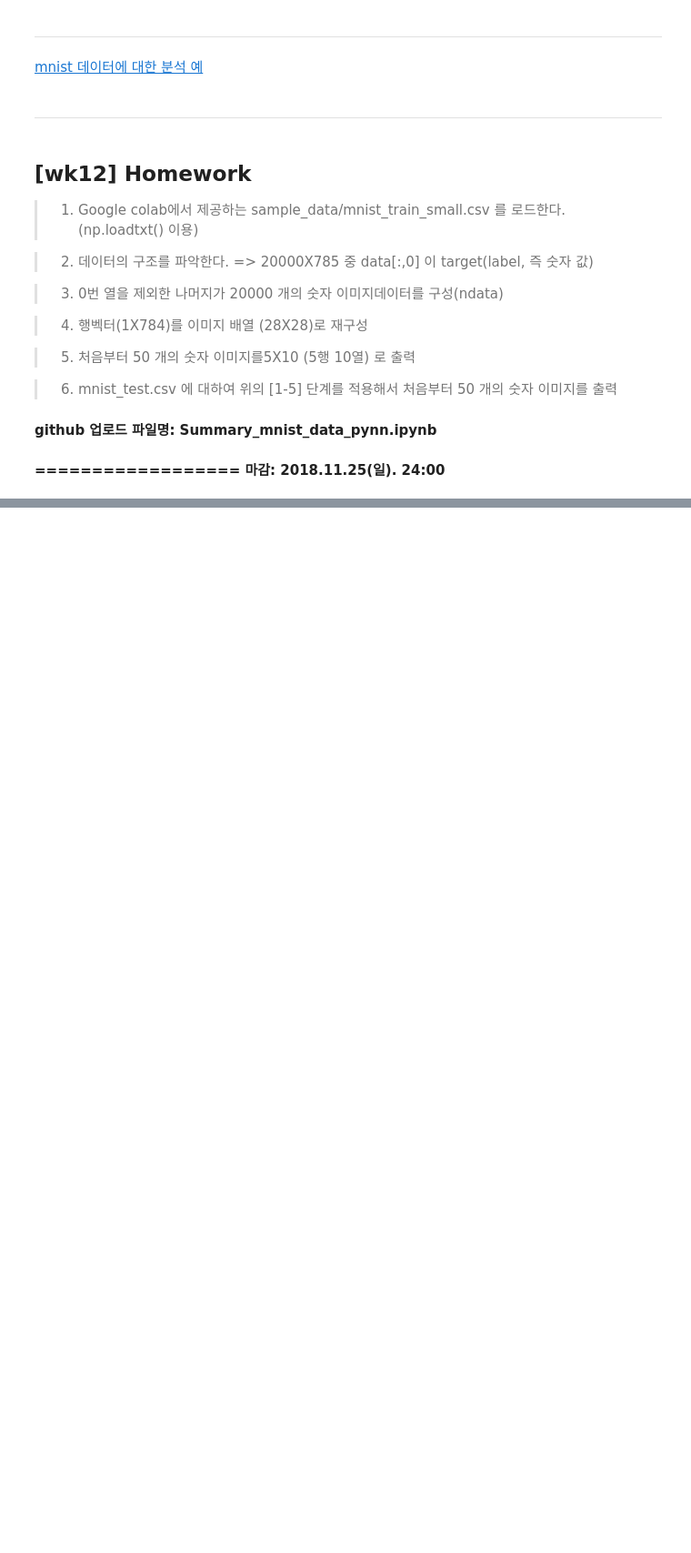
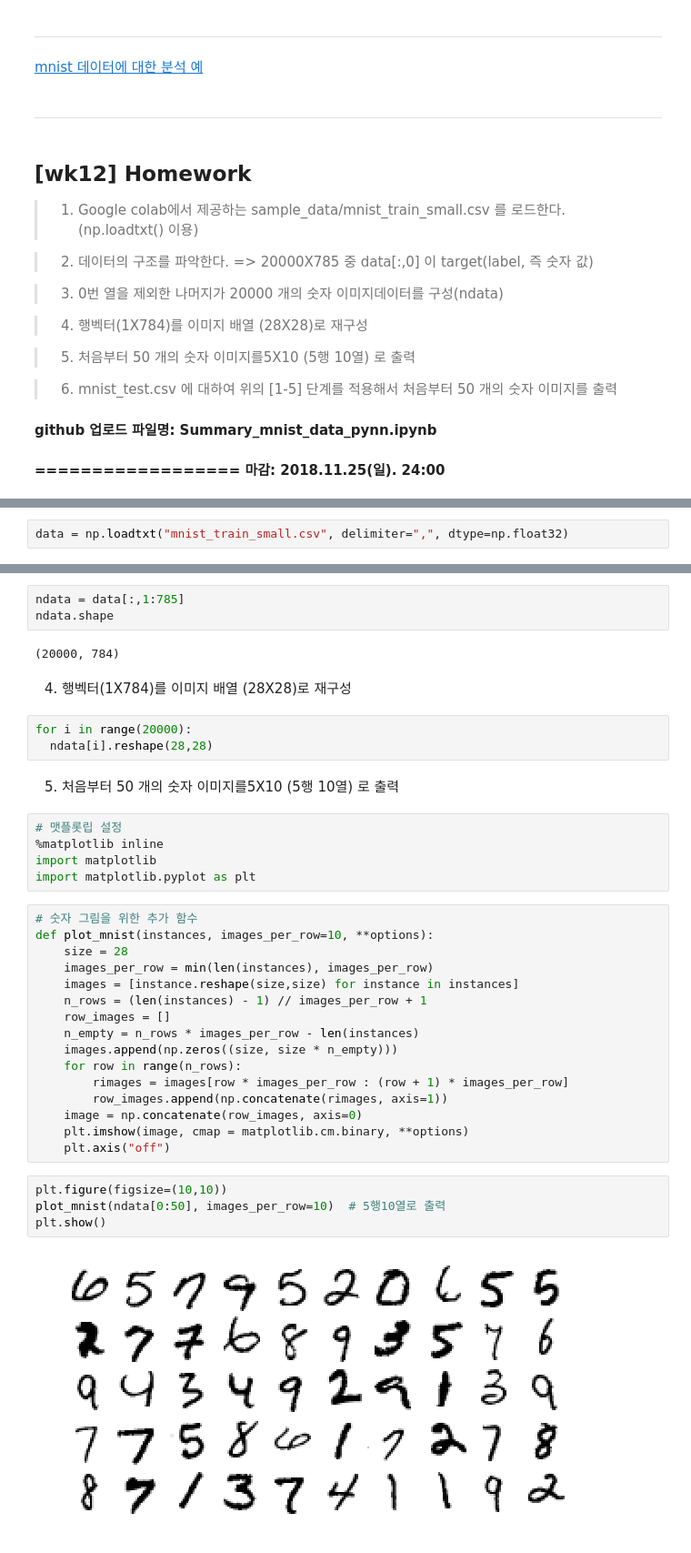
Before and after one commit to joyeee2/py-05, a Jupyter notebook: Summary_mnist_data_py05.ipynb, the cells around one changed output, grey strips where cells are left out. Shown at 91% size. Saved outputs shown, nothing was run; the diff lists cells and outputs as text; blank space fills up the shorter version.

```diff
--- a/Summary_mnist_data_py05.ipynb
+++ b/Summary_mnist_data_py05.ipynb
@@ -217,0 +295,2 @@ plt.show()
+# %%
+data = np.loadtxt("mnist_train_small.csv", delimiter=",", dtype=np.float32)
@@ -217,0 +310,39 @@ plt.show()
+# %%
+ndata = data[:,1:785]
+ndata.shape
+# %% [output]
+(20000, 784)
+# %% [markdown]
+4. 행벡터(1X784)를 이미지 배열 (28X28)로 재구성
+# %%
+for i in range(20000):
+  ndata[i].reshape(28,28)
+# %% [markdown]
+5. 처음부터 50 개의 숫자 이미지를5X10 (5행 10열) 로 출력
+# %%
+# 맷플롯립 설정
+%matplotlib inline
+import matplotlib
+import matplotlib.pyplot as plt
+# %%
+# 숫자 그림을 위한 추가 함수
+def plot_mnist(instances, images_per_row=10, **options):
+    size = 28
+    images_per_row = min(len(instances), images_per_row)
+    images = [instance.reshape(size,size) for instance in instances]
+    n_rows = (len(instances) - 1) // images_per_row + 1
+    row_images = []
+    n_empty = n_rows * images_per_row - len(instances)
+    images.append(np.zeros((size, size * n_empty)))
+    for row in range(n_rows):
+        rimages = images[row * images_per_row : (row + 1) * images_per_row]
+        row_images.append(np.concatenate(rimages, axis=1))
+    image = np.concatenate(row_images, axis=0)
+    plt.imshow(image, cmap = matplotlib.cm.binary, **options)
+    plt.axis("off")
+# %%
+plt.figure(figsize=(10,10))
+plot_mnist(ndata[0:50], images_per_row=10)  # 5행10열로 출력
+plt.show()
+# %% [output]
+[figure, added]
```
Also changed, not shown: parts of 32 cells of this notebook.
